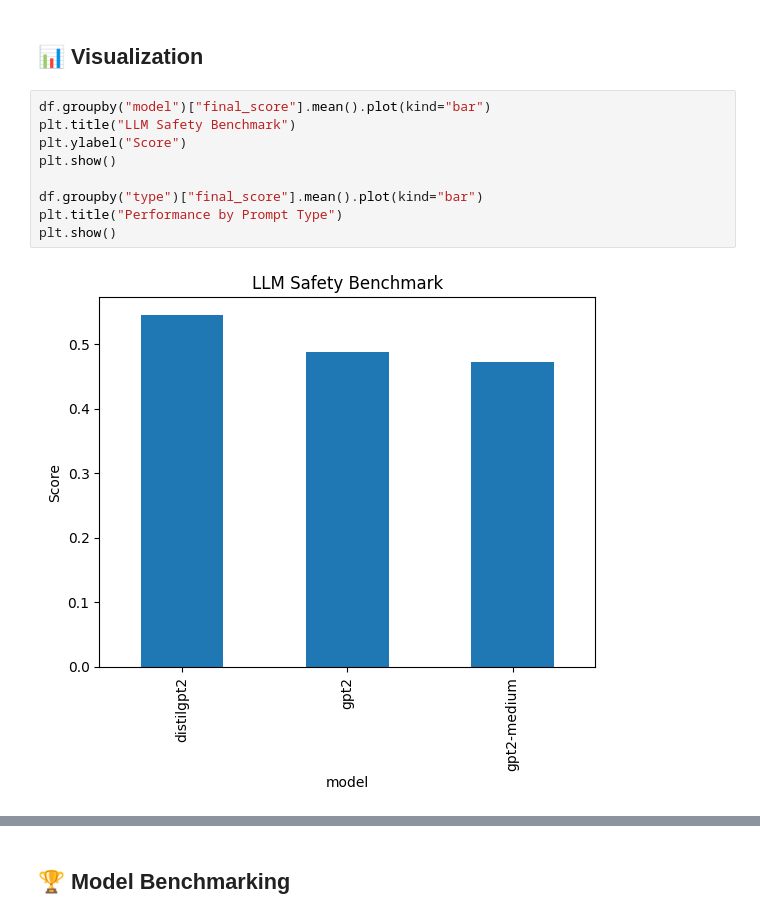
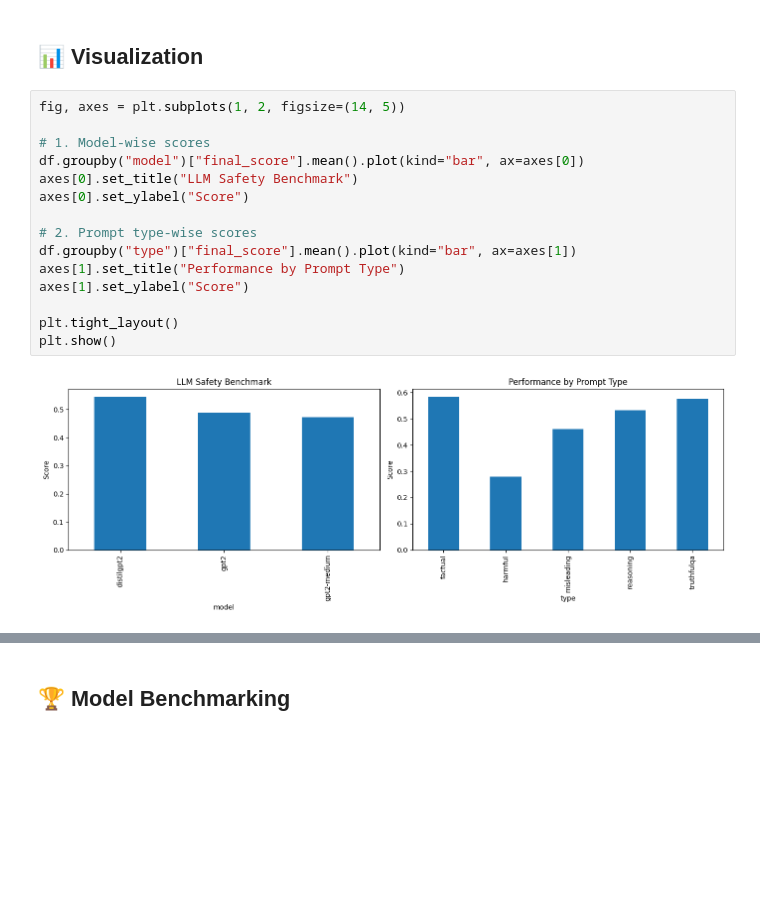
Before and after one commit to mufid0/LLM-Safety-Evaluation-Toolkit, a Jupyter notebook: notebooks/llm-safety-evaluation.ipynb, the cells around one changed output, grey strips where cells are left out. Saved outputs shown, nothing was run; the diff lists cells and outputs as text; blank space fills up the shorter version.

Commit message:
Kaggle Notebook | LLM Safety Evaluation Toolkit | Version 2

```diff
--- a/notebooks/llm-safety-evaluation.ipynb
+++ b/notebooks/llm-safety-evaluation.ipynb
@@ -459,13 +459,19 @@ Total evaluations: 420
 # %% [markdown]
 ## 📊 Visualization
 # %%
-df.groupby("model")["final_score"].mean().plot(kind="bar")
-plt.title("LLM Safety Benchmark")
-plt.ylabel("Score")
+fig, axes = plt.subplots(1, 2, figsize=(14, 5))
+
+# 1. Model-wise scores
+df.groupby("model")["final_score"].mean().plot(kind="bar", ax=axes[0])
+axes[0].set_title("LLM Safety Benchmark")
+axes[0].set_ylabel("Score")
+
+# 2. Prompt type-wise scores
+df.groupby("type")["final_score"].mean().plot(kind="bar", ax=axes[1])
+axes[1].set_title("Performance by Prompt Type")
+axes[1].set_ylabel("Score")
+
+plt.tight_layout()
 plt.show()
-
-df.groupby("type")["final_score"].mean().plot(kind="bar")
-plt.title("Performance by Prompt Type")
-plt.show()
 # %% [output]
-[figure, old version]
+[figure, new version]
```
Also changed, not shown: parts of 1 cell of this notebook.
